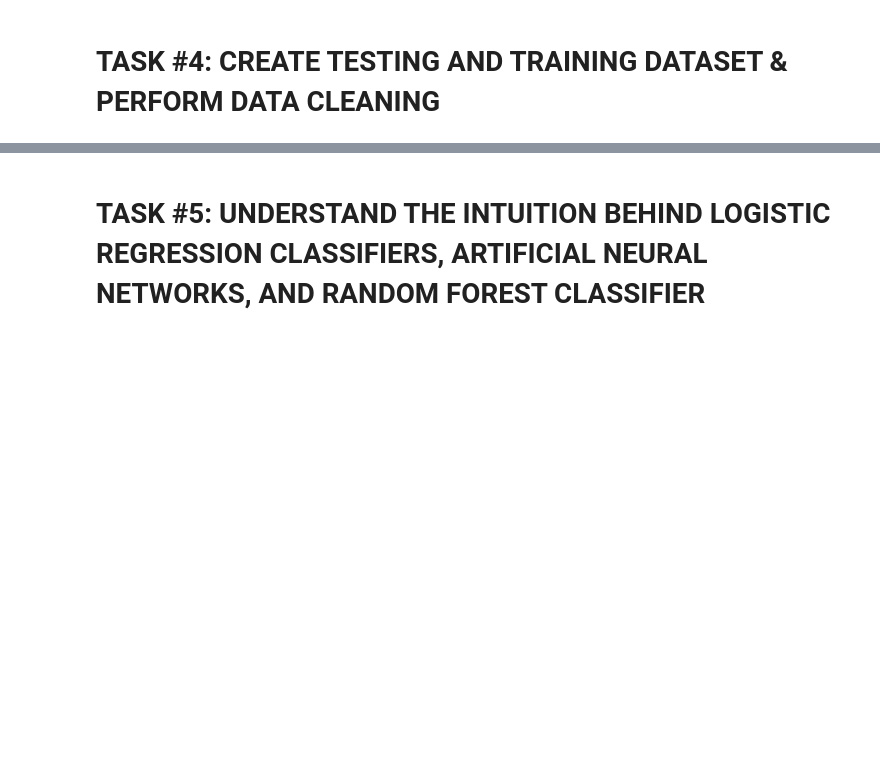
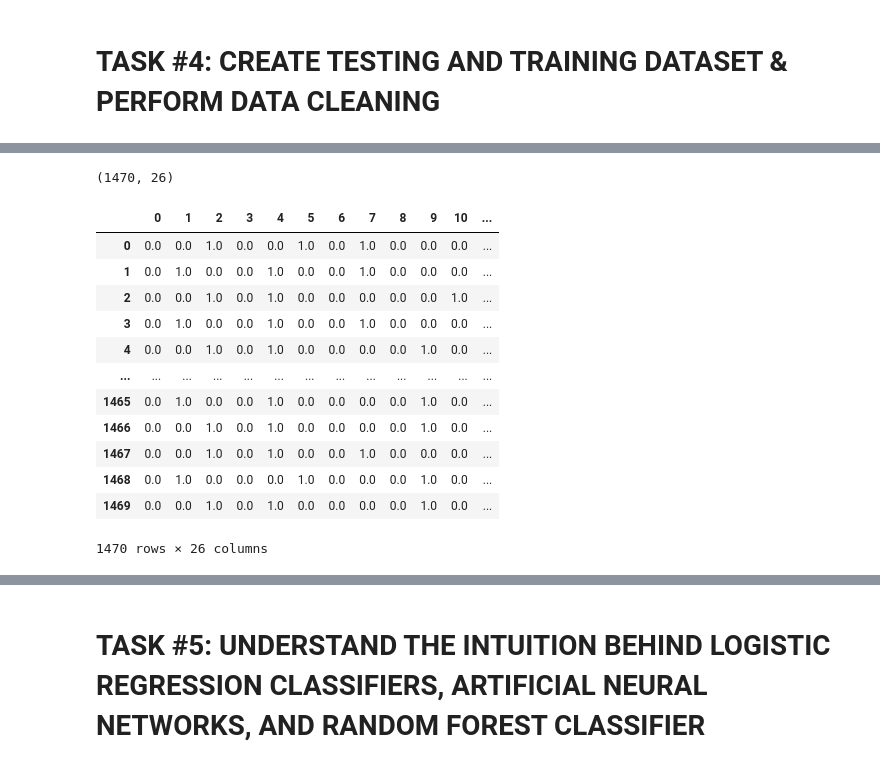
Before and after one commit to lavarius/DSCaseStudies, a Jupyter notebook: CS_Human_Resources_Department_Skeleton.ipynb, the cells around one changed output, grey strips where cells are left out. Drawn from its saved outputs; the diff is of its cells as text; code cells hidden in the pictures; blank space fills up the shorter version.

```diff
--- a/CS_Human_Resources_Department_Skeleton.ipynb
+++ b/CS_Human_Resources_Department_Skeleton.ipynb
@@ -283,0 +289,4 @@ sns.boxplot(x = 'MonthlyIncome', y = 'JobRole', data = employee_df)
+# %%
+# Taking Categorical (features that are not numerical, some can be turned binary
+# and some cannot)
+X_cat = employee_df[['BusinessTravel', 'Department', 'EducationField', 'Gender', 'JobRole', 'MaritalStatus']]
@@ -283,0 +310,5 @@ sns.boxplot(x = 'MonthlyIncome', y = 'JobRole', data = employee_df)
+# %%
+# Encode information into numbers
+from sklearn.preprocessing import OneHotEncoder
+onehotencoder = OneHotEncoder() #instantiate
+X_cat = onehotencoder.fit_transform(X_cat).toarray() # converted to array format
@@ -283,0 +325,23 @@ sns.boxplot(x = 'MonthlyIncome', y = 'JobRole', data = employee_df)
+# %%
+X_cat.shape #look at shape , 1470 rows and 26 columns
+# %% [output]
+(1470, 26)
+# %%
+#convert into dataframe
+X_cat = pd.DataFrame(X_cat)
+# %%
+X_cat # looking at the encoded DataFrame
+# %% [output]
+|  | 0 | 1 | 2 | 3 | 4 | 5 | 6 | 7 | 8 | 9 | 10 | ... |
+| 0 | 0.0 | 0.0 | 1.0 | 0.0 | 0.0 | 1.0 | 0.0 | 1.0 | 0.0 | 0.0 | 0.0 | ... |
+| 1 | 0.0 | 1.0 | 0.0 | 0.0 | 1.0 | 0.0 | 0.0 | 1.0 | 0.0 | 0.0 | 0.0 | ... |
+| 2 | 0.0 | 0.0 | 1.0 | 0.0 | 1.0 | 0.0 | 0.0 | 0.0 | 0.0 | 0.0 | 1.0 | ... |
+| 3 | 0.0 | 1.0 | 0.0 | 0.0 | 1.0 | 0.0 | 0.0 | 1.0 | 0.0 | 0.0 | 0.0 | ... |
+| 4 | 0.0 | 0.0 | 1.0 | 0.0 | 1.0 | 0.0 | 0.0 | 0.0 | 0.0 | 1.0 | 0.0 | ... |
+| ... | ... | ... | ... | ... | ... | ... | ... | ... | ... | ... | ... | ... |
+| 1465 | 0.0 | 1.0 | 0.0 | 0.0 | 1.0 | 0.0 | 0.0 | 0.0 | 0.0 | 1.0 | 0.0 | ... |
+| 1466 | 0.0 | 0.0 | 1.0 | 0.0 | 1.0 | 0.0 | 0.0 | 0.0 | 0.0 | 1.0 | 0.0 | ... |
+| 1467 | 0.0 | 0.0 | 1.0 | 0.0 | 1.0 | 0.0 | 0.0 | 1.0 | 0.0 | 0.0 | 0.0 | ... |
+| 1468 | 0.0 | 1.0 | 0.0 | 0.0 | 0.0 | 1.0 | 0.0 | 0.0 | 0.0 | 1.0 | 0.0 | ... |
+| 1469 | 0.0 | 0.0 | 1.0 | 0.0 | 1.0 | 0.0 | 0.0 | 0.0 | 0.0 | 1.0 | 0.0 | ... |
+1470 rows × 26 columns
```
Also changed, not shown: parts of 10 cells of this notebook.
